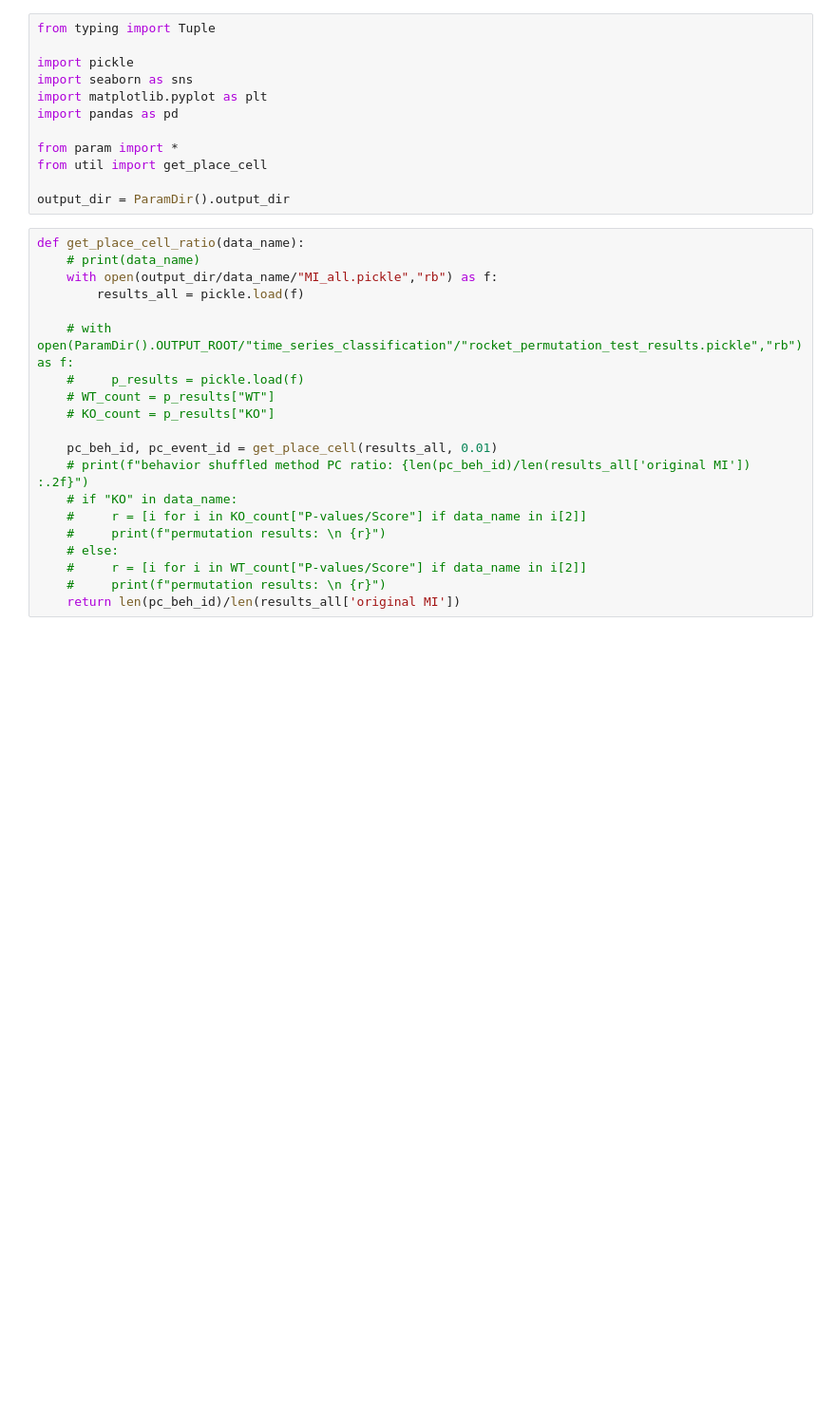
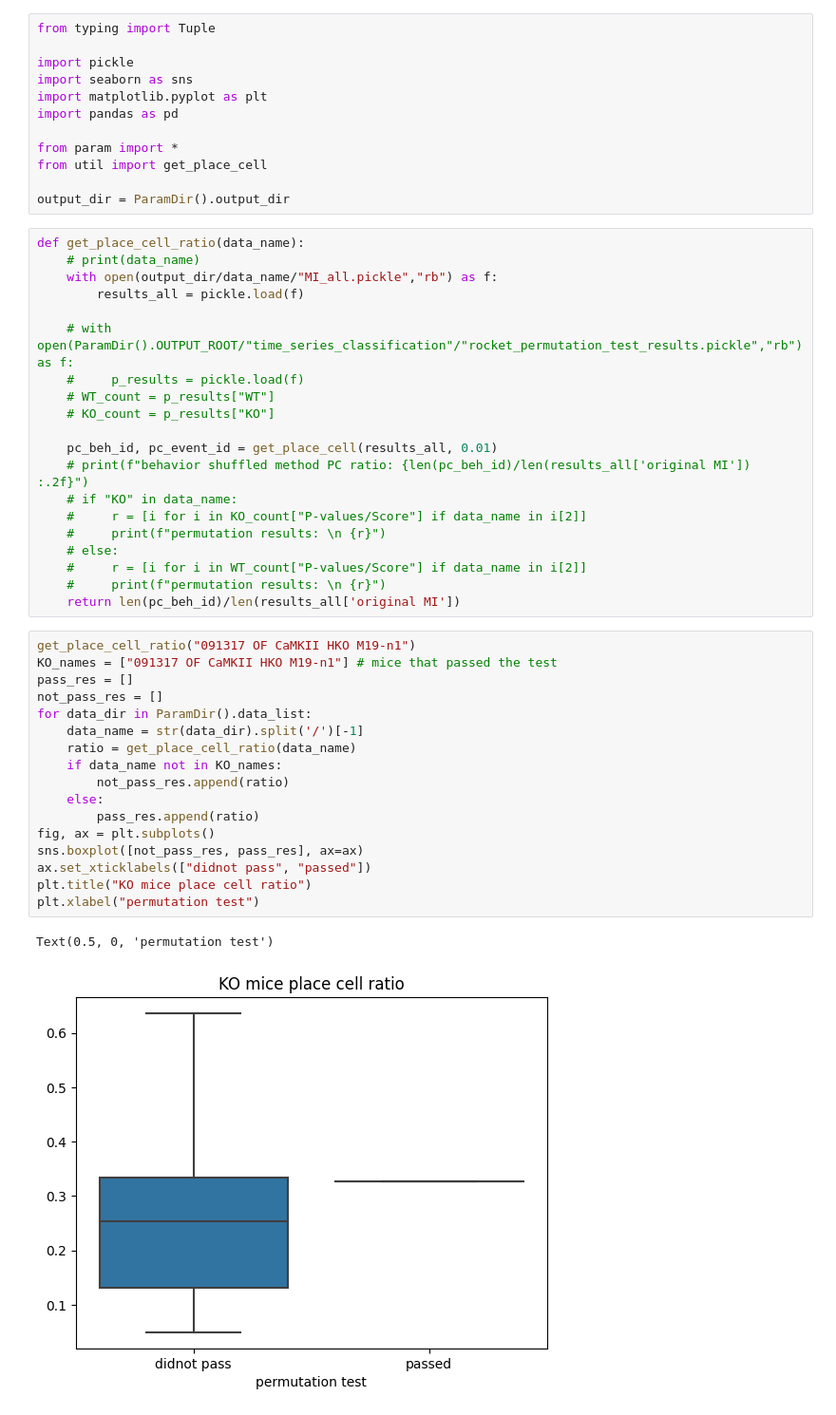
Before and after one commit to kisaragiRY/decoding-DG, a Jupyter notebook: notebooks/2-data-exploration/1-detect-place-cells/5-rocket-non-significant-mice.ipynb, the cells around one changed output. Shown: that part at 95% size. Saved outputs shown, nothing was run; the diff lists cells and outputs as text; blank space fills up the shorter version.

```diff
--- a/notebooks/2-data-exploration/1-detect-place-cells/5-rocket-non-significant-mice.ipynb
+++ b/notebooks/2-data-exploration/1-detect-place-cells/5-rocket-non-significant-mice.ipynb
@@ -32,3 +32,23 @@ def get_place_cell_ratio(data_name):
     #     r = [i for i in WT_count["P-values/Score"] if data_name in i[2]]
     #     print(f"permutation results: \n {r}")
     return len(pc_beh_id)/len(results_all['original MI'])
+# %%
+get_place_cell_ratio("091317 OF CaMKII HKO M19-n1")
+KO_names = ["091317 OF CaMKII HKO M19-n1"] # mice that passed the test
+pass_res = []
+not_pass_res = []
+for data_dir in ParamDir().data_list:
+    data_name = str(data_dir).split('/')[-1]
+    ratio = get_place_cell_ratio(data_name)
+    if data_name not in KO_names:
+        not_pass_res.append(ratio)
+    else:
+        pass_res.append(ratio)
+fig, ax = plt.subplots()
+sns.boxplot([not_pass_res, pass_res], ax=ax)
+ax.set_xticklabels(["didnot pass", "passed"])
+plt.title("KO mice place cell ratio")
+plt.xlabel("permutation test")
+# %% [output]
+Text(0.5, 0, 'permutation test')
+[figure, added]
```
Also changed, not shown: parts of 3 cells of this notebook.
